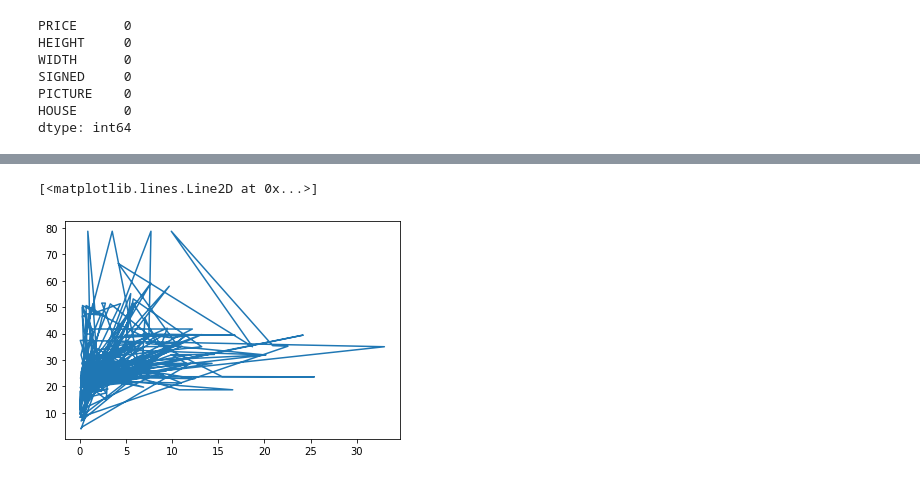
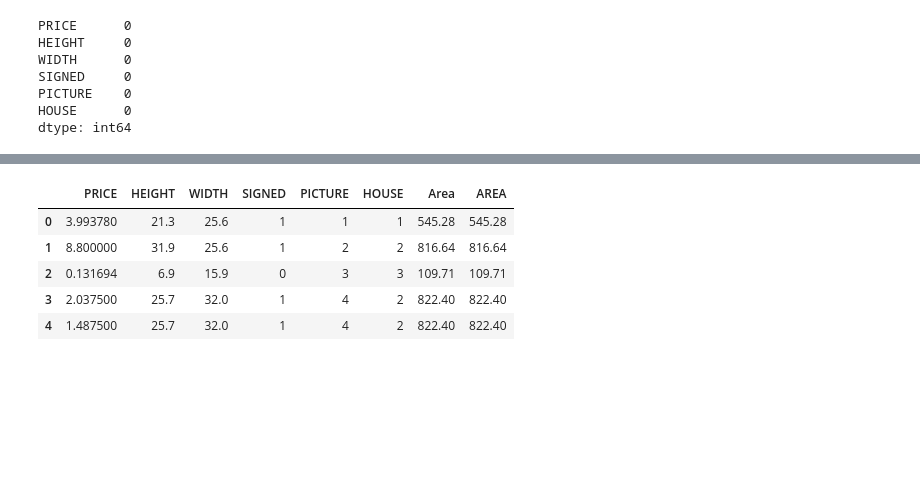
Before and after one commit to rghimre3/INFO5505_Machine_Learning_for-_Data_Scientist, a Jupyter notebook: INFO5505_Linear_Regression_(Assignment_1).ipynb, the cells around one changed output, grey strips where cells are left out. Saved outputs shown, nothing was run; the diff lists cells and outputs as text; code cells hidden in the pictures; blank space fills up the shorter version.

```diff
--- a/INFO5505_Linear_Regression_(Assignment_1).ipynb
+++ b/INFO5505_Linear_Regression_(Assignment_1).ipynb
@@ -74,5 +80,0 @@ df.plot(kind='scatter', x='my_column_1', y='my_column_2', c='my_column_3', cmap=
-# %%
-plt.plot(df['PRICE'],df['HEIGHT'])
-# %% [output]
-[<matplotlib.lines.Line2D at 0x...>]
-[figure, removed]
@@ -78,0 +83,9 @@ plt.plot(df['PRICE'],df['HEIGHT'])
+# %%
+df.head()
+# %% [output]
+|  | PRICE | HEIGHT | WIDTH | SIGNED | PICTURE | HOUSE | Area | AREA |
+| 0 | 3.993780 | 21.3 | 25.6 | 1 | 1 | 1 | 545.28 | 545.28 |
+| 1 | 8.800000 | 31.9 | 25.6 | 1 | 2 | 2 | 816.64 | 816.64 |
+| 2 | 0.131694 | 6.9 | 15.9 | 0 | 3 | 3 | 109.71 | 109.71 |
+| 3 | 2.037500 | 25.7 | 32.0 | 1 | 4 | 2 | 822.40 | 822.40 |
+| 4 | 1.487500 | 25.7 | 32.0 | 1 | 4 | 2 | 822.40 | 822.40 |
```
Also changed, not shown: parts of 4 cells of this notebook.
